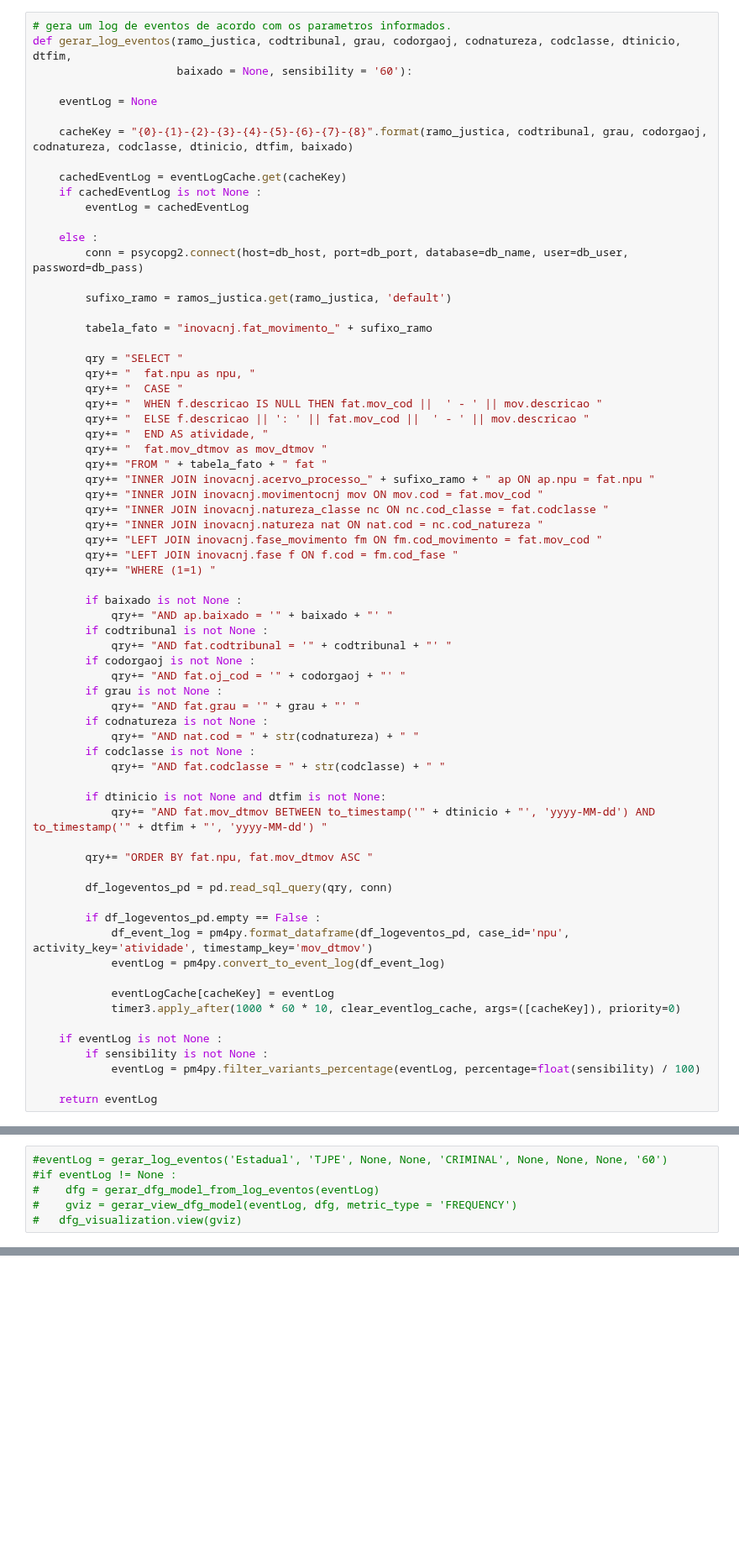
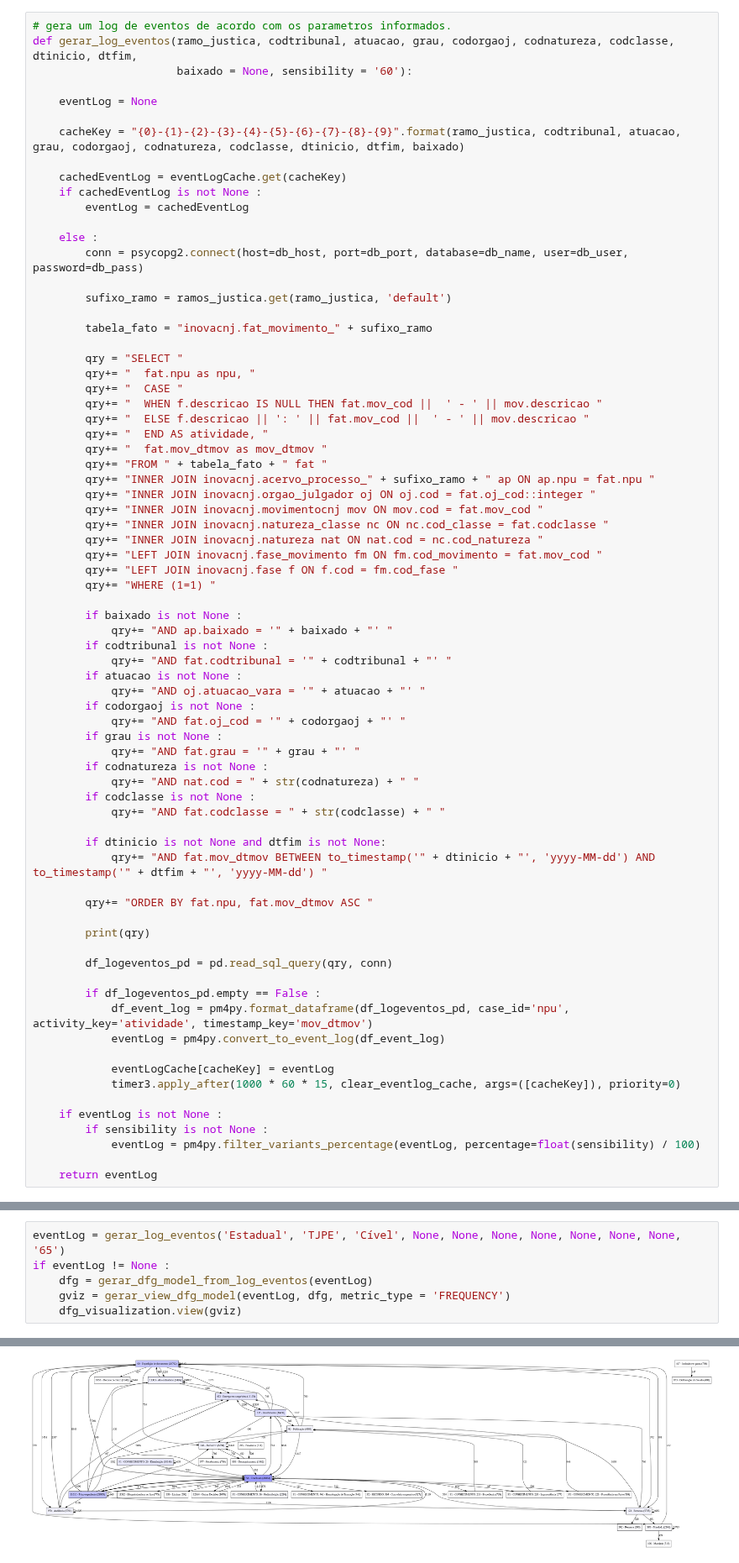
Before and after one commit to clebertmoura/inova-cnj, a Jupyter notebook: work/API-PublicarAPI.ipynb, the cells around one changed output, grey strips where cells are left out. Shown at 84% size. Drawn from its saved outputs; the diff is of its cells as text; blank space fills up the shorter version.

Commit message:
model fit dos orgaos julgadores

```diff
--- a/work/API-PublicarAPI.ipynb
+++ b/work/API-PublicarAPI.ipynb
@@ -79,12 +80,12 @@ def clear_eventlog_cache(cacheKey):
         eventLogCache[cacheKey] = None
 # %%
 # gera um log de eventos de acordo com os parametros informados.
-def gerar_log_eventos(ramo_justica, codtribunal, grau, codorgaoj, codnatureza, codclasse, dtinicio, dtfim,
+def gerar_log_eventos(ramo_justica, codtribunal, atuacao, grau, codorgaoj, codnatureza, codclasse, dtinicio, dtfim,
                       baixado = None, sensibility = '60'):
 
     eventLog = None
 
-    cacheKey = "{0}-{1}-{2}-{3}-{4}-{5}-{6}-{7}-{8}".format(ramo_justica, codtribunal, grau, codorgaoj, codnatureza, codclasse, dtinicio, dtfim, baixado)
+    cacheKey = "{0}-{1}-{2}-{3}-{4}-{5}-{6}-{7}-{8}-{9}".format(ramo_justica, codtribunal, atuacao, grau, codorgaoj, codnatureza, codclasse, dtinicio, dtfim, baixado)
 
     cachedEventLog = eventLogCache.get(cacheKey)
     if cachedEventLog is not None :
@@ -106,6 +107,7 @@ def gerar_log_eventos(ramo_justica, codtribunal, grau, codorgaoj, codnatureza, c
         qry+= "  fat.mov_dtmov as mov_dtmov "
         qry+= "FROM " + tabela_fato + " fat "
         qry+= "INNER JOIN inovacnj.acervo_processo_" + sufixo_ramo + " ap ON ap.npu = fat.npu "
+        qry+= "INNER JOIN inovacnj.orgao_julgador oj ON oj.cod = fat.oj_cod::integer "
         qry+= "INNER JOIN inovacnj.movimentocnj mov ON mov.cod = fat.mov_cod "
         qry+= "INNER JOIN inovacnj.natureza_classe nc ON nc.cod_classe = fat.codclasse "
         qry+= "INNER JOIN inovacnj.natureza nat ON nat.cod = nc.cod_natureza "
@@ -117,6 +119,8 @@ def gerar_log_eventos(ramo_justica, codtribunal, grau, codorgaoj, codnatureza, c
             qry+= "AND ap.baixado = '" + baixado + "' "
         if codtribunal is not None :
             qry+= "AND fat.codtribunal = '" + codtribunal + "' "
+        if atuacao is not None :
+            qry+= "AND oj.atuacao_vara = '" + atuacao + "' "
         if codorgaoj is not None :
             qry+= "AND fat.oj_cod = '" + codorgaoj + "' "
         if grau is not None :
@@ -131,6 +135,8 @@ def gerar_log_eventos(ramo_justica, codtribunal, grau, codorgaoj, codnatureza, c
 
         qry+= "ORDER BY fat.npu, fat.mov_dtmov ASC "
 
+        print(qry)
+
         df_logeventos_pd = pd.read_sql_query(qry, conn)
 
         if df_logeventos_pd.empty == False :
@@ -138,7 +144,7 @@ def gerar_log_eventos(ramo_justica, codtribunal, grau, codorgaoj, codnatureza, c
             eventLog = pm4py.convert_to_event_log(df_event_log)
 
             eventLogCache[cacheKey] = eventLog
-            timer3.apply_after(1000 * 60 * 10, clear_eventlog_cache, args=([cacheKey]), priority=0)
+            timer3.apply_after(1000 * 60 * 15, clear_eventlog_cache, args=([cacheKey]), priority=0)
 
     if eventLog is not None :
         if sensibility is not None :
@@ -229,6 +304,7 @@ def gerar_estatistica_model_from_params(ramo_justica, codtribunal, grau, codorga
 # %%
-#eventLog = gerar_log_eventos('Estadual', 'TJPE', None, None, 'CRIMINAL', None, None, None, '60')
-#if eventLog != None :
-#    dfg = gerar_dfg_model_from_log_eventos(eventLog)
-#    gviz = gerar_view_dfg_model(eventLog, dfg, metric_type = 'FREQUENCY')
-#   dfg_visualization.view(gviz)
+eventLog = gerar_log_eventos('Estadual', 'TJPE', 'Cível', None, None, None, None, None, None, None, '65')
+if eventLog != None :
+    dfg = gerar_dfg_model_from_log_eventos(eventLog)
+    gviz = gerar_view_dfg_model(eventLog, dfg, metric_type = 'FREQUENCY')
+    dfg_visualization.view(gviz)
+# %% [output]
@@ -234,0 +312 @@ def gerar_estatistica_model_from_params(ramo_justica, codtribunal, grau, codorga
+[figure, added]
```
Also changed, not shown: parts of 12 cells of this notebook, 8 other files.
